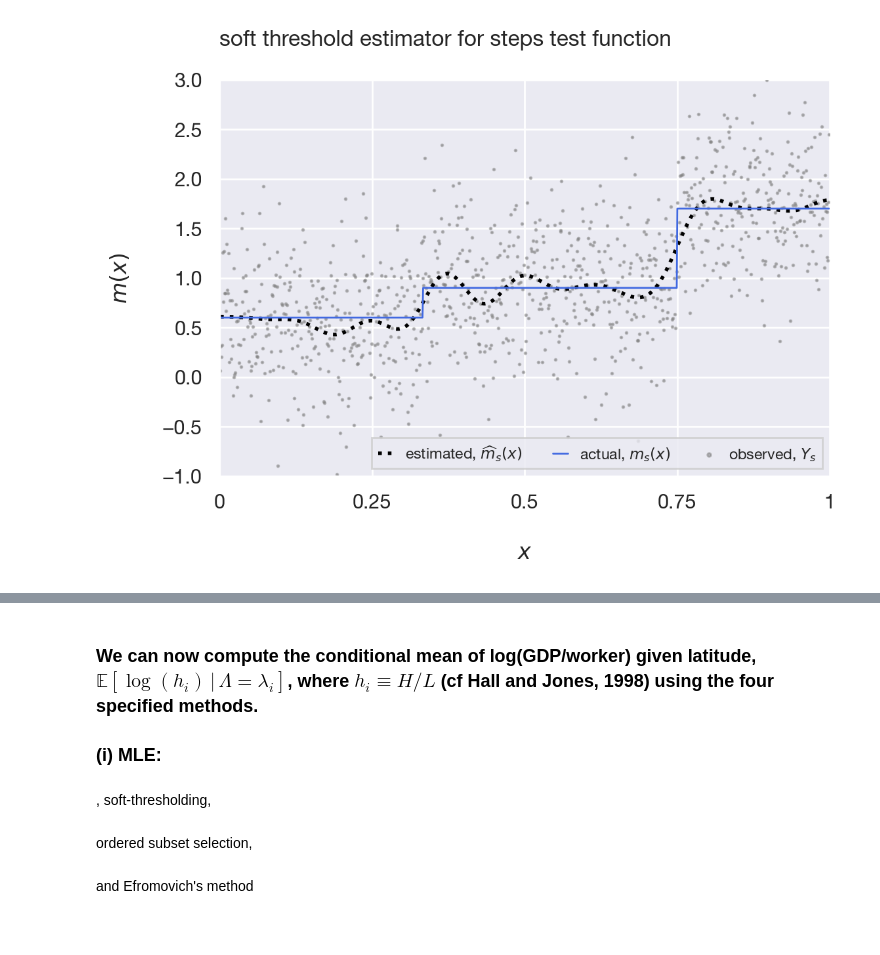
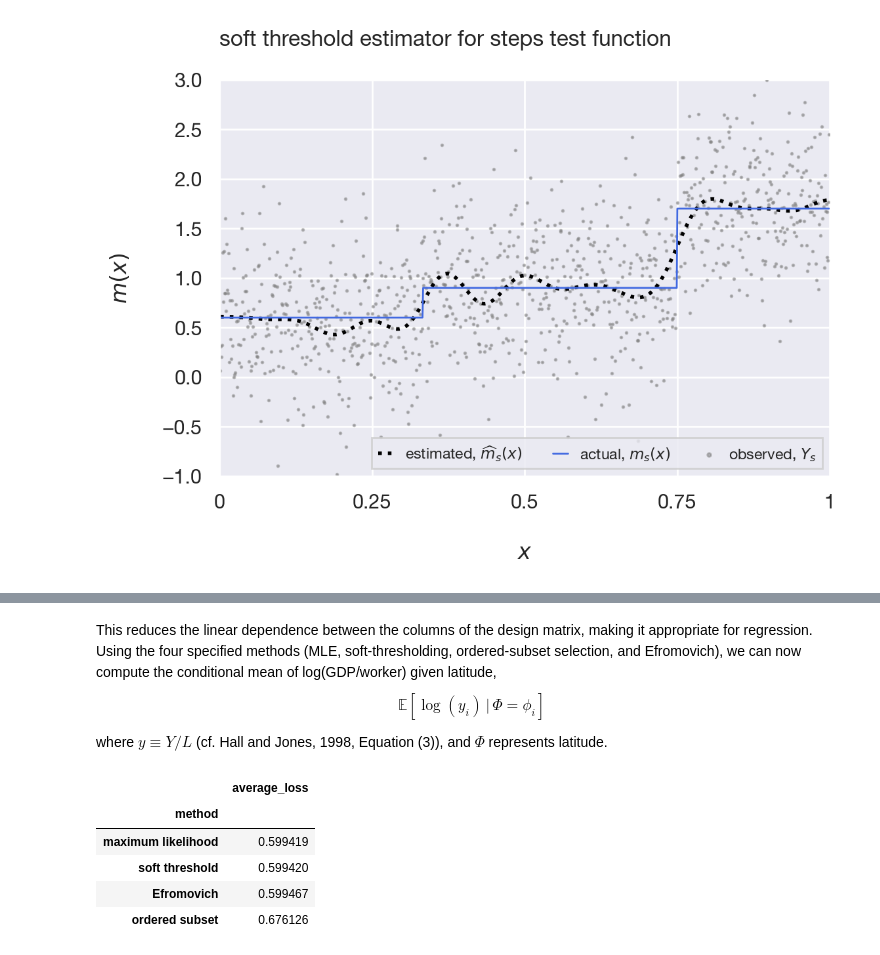
Before and after one commit to satejsoman/econ240a-regression, a Jupyter notebook: ECON240A_H2_pset3.ipynb, the cells around one changed output, grey strips where cells are left out. Drawn from its saved outputs; the diff is of its cells as text; code cells hidden in the pictures.

```diff
--- a/ECON240A_H2_pset3.ipynb
+++ b/ECON240A_H2_pset3.ipynb
@@ -292,4 +297,5 @@ plt.matshow(np.arcsinh(orthonormal_basis).T)
 # %% [markdown]
-### We can now compute the conditional mean of log(GDP/worker) given latitude, $\mathbb{E}\left[ \log(h_i)\,|\, \Lambda = \lambda_i \right]$, where $h_i \equiv H/L$ (cf Hall and Jones, 1998) using the four specified methods.
+This reduces the linear dependence between the columns of the design matrix, making it appropriate for regression. Using the four specified methods (MLE, soft-thresholding, ordered-subset selection, and Efromovich), we can now compute the conditional mean of log(GDP/worker) given latitude,
+$$\mathbb{E}\left[ \log(y_i)\,|\, \Phi = \phi_i \right] $$
 
-### (i) MLE:
+where  $y \equiv Y/L$ (cf. Hall and Jones, 1998, Equation (3)), and $\Phi$ represents latitude.
@@ -310,4 +301,0 @@ plt.matshow(np.arcsinh(orthonormal_basis).T)
-# %% [markdown]
-, soft-thresholding,
-# %% [markdown]
-ordered subset selection,
@@ -318,2 +302,36 @@ M = np.tril(np.tile(np.arange(0, K+1), (K + 1, 1)))
-# %% [markdown]
-and Efromovich's method
+# %%
+Ŷ = {}
+N = len(Y)
+
+# maximimum likelihood estimator
+Z     = (Y @ W).T
+Ŷ[ML] = W.dot(Z)
+
+# Efromovich
+σ     = np.var(Y - Ŷ[ML]) # use empirical variance of MLE estimate
+ĉ     = np.clip(1 - (σ**2/N) * Z**-2, 0, None)
+Ŷ[Ef] = W.dot(ĉ * Z)
+
+# soft thresholding
+l     = np.linspace(-1, 1, 5000)[:, None, None]
+R̂_ST  = -2*σ**2/N * (np.abs(Z) > l).sum(axis = 1) + np.minimum(Z**2, l**2).sum(axis = 1) # again, ignore constant term for optimizing
+λ     = l[np.argmin(R̂_ST, axis = 0)].flatten()
+Ŷ[ST] = W.dot(np.where(np.abs(Z) > λ, Z + np.sign(Z) * λ, 0))
+
+# ordered subset selection
+M     = np.argmin(np.triu(np.ones(K)).dot(Z**2 - σ**2) + σ**2 * np.arange(1, K + 1))
+Ŷ[OS] = W.dot(np.where(k < M, Z, 0))
+
+# show the MSE performance of each estimator
+pd.DataFrame(
+    [(method, np.mean((Y - estimate)**2)) for (method, estimate) in Ŷ.items()],
+columns = ["method", "average_loss"])\
+.set_index("method")\
+.sort_values(by = "average_loss")
+# %% [output]
+|  | average_loss |
+| method |  |
+| maximum likelihood | 0.599419 |
+| soft threshold | 0.599420 |
+| Efromovich | 0.599467 |
+| ordered subset | 0.676126 |
```
Also changed, not shown: parts of 14 cells of this notebook.
